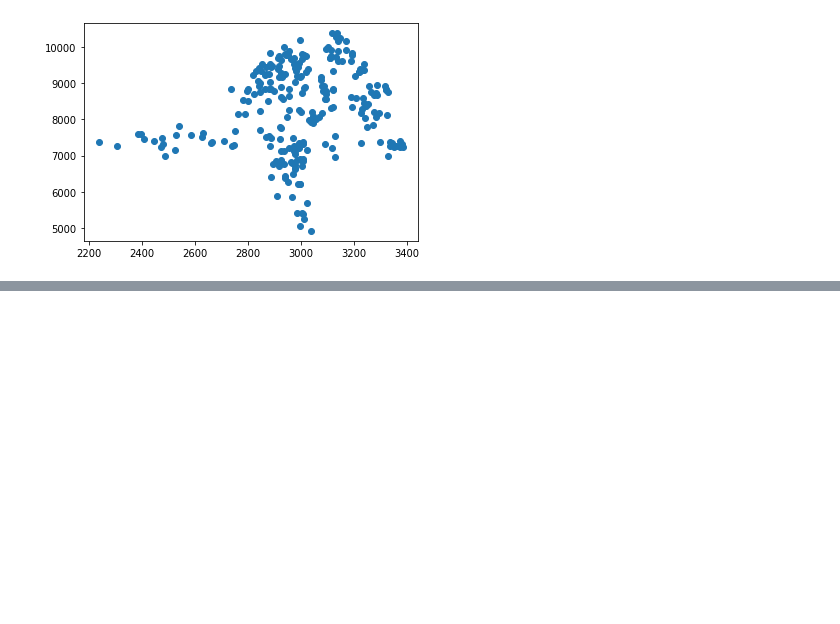
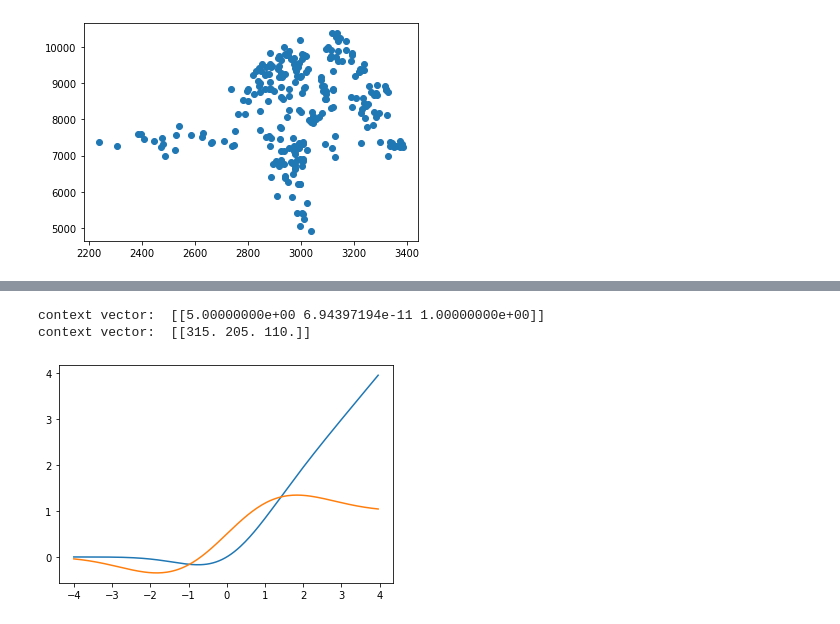
Before and after one commit to Unilmalas/TextAI, a Jupyter notebook: snippets32.ipynb, the cells around one changed output, grey strips where cells are left out. Saved outputs shown, nothing was run; the diff lists cells and outputs as text; code cells hidden in the pictures; blank space fills up the shorter version.

```diff
--- a/snippets32.ipynb
+++ b/snippets32.ipynb
@@ -1497,0 +1629,58 @@ if __name__=="__main__":
+# %%
+# yet another attention test
+import numpy as np
+
+def softmax(x):
+    """softmax applied to set of values x"""
+    exp_x = np.exp(x - np.max(x))
+    return exp_x / exp_x.sum(axis=0)
+
+def gelu(x, deriv=False):
+    '''GELU activation'''
+    x3 = x*x*x
+    if deriv:
+        v0 = 0.0356774*x3+0.797885*x
+        #return 0.5*(np.tanh(0.0356774*x*x*x+0.797885*x) + (0.107032*x*x*x+0.797885*x) /
+                    #np.cosh(0.0356774*x*x*x+0.797885*x) + 1.)
+        return 0.5*(np.tanh(v0) + (0.107032*x3+0.797885*x) / np.cosh(v0) + 1.)
+    else:
+        return x/2 * (1 + np.tanh(0.797885*x+0.035677427775*x3)) # math.sqrt(2/math.pi) = 0.797885
+
+enc_hidd_st = np.array([[0,1,1], [5,0,1], [1,1,0], [0,5,1]])
+dec_hid_st = np.array([[10, 5, 10]])
+
+scores = np.dot(enc_hidd_st, dec_hid_st.T)
+sm_scores = softmax(scores)
+ctx_vec = enc_hidd_st * sm_scores
+
+print('context vector: ', np.dot(np.array([[1,1,1,1]]), ctx_vec))
+
+sm_scores = gelu(scores)
+ctx_vec = enc_hidd_st * sm_scores
+
+print('context vector: ', np.dot(np.array([[1,1,1,1]]), ctx_vec))
+# %% [output]
+context vector:  [[5.00000000e+00 6.94397194e-11 1.00000000e+00]]
+context vector:  [[315. 205. 110.]]
+# %%
+# GELU plots
+import numpy as np
+import matplotlib.pyplot as plt
+
+def gelu(x, deriv=False):
+    '''GELU activation'''
+    x3 = x*x*x
+    if deriv:
+        v0 = 0.0356774*x3+0.797885*x
+        #return 0.5*(np.tanh(0.0356774*x*x*x+0.797885*x) + (0.107032*x*x*x+0.797885*x) /
+                    #np.cosh(0.0356774*x*x*x+0.797885*x) + 1.)
+        return 0.5*(np.tanh(v0) + (0.107032*x3+0.797885*x) / np.cosh(v0) + 1.)
+    else:
+        return x/2 * (1 + np.tanh(0.797885*x+0.035677427775*x3)) # math.sqrt(2/math.pi) = 0.797885
+
+xc = np.array(range(-100,100))/25
+plt.plot(xc, gelu(xc))
+plt.plot(xc, gelu(xc, deriv=True))
+plt.show()
+# %% [output]
+[figure, added]
```
Also changed, not shown: parts of 6 cells of this notebook.
